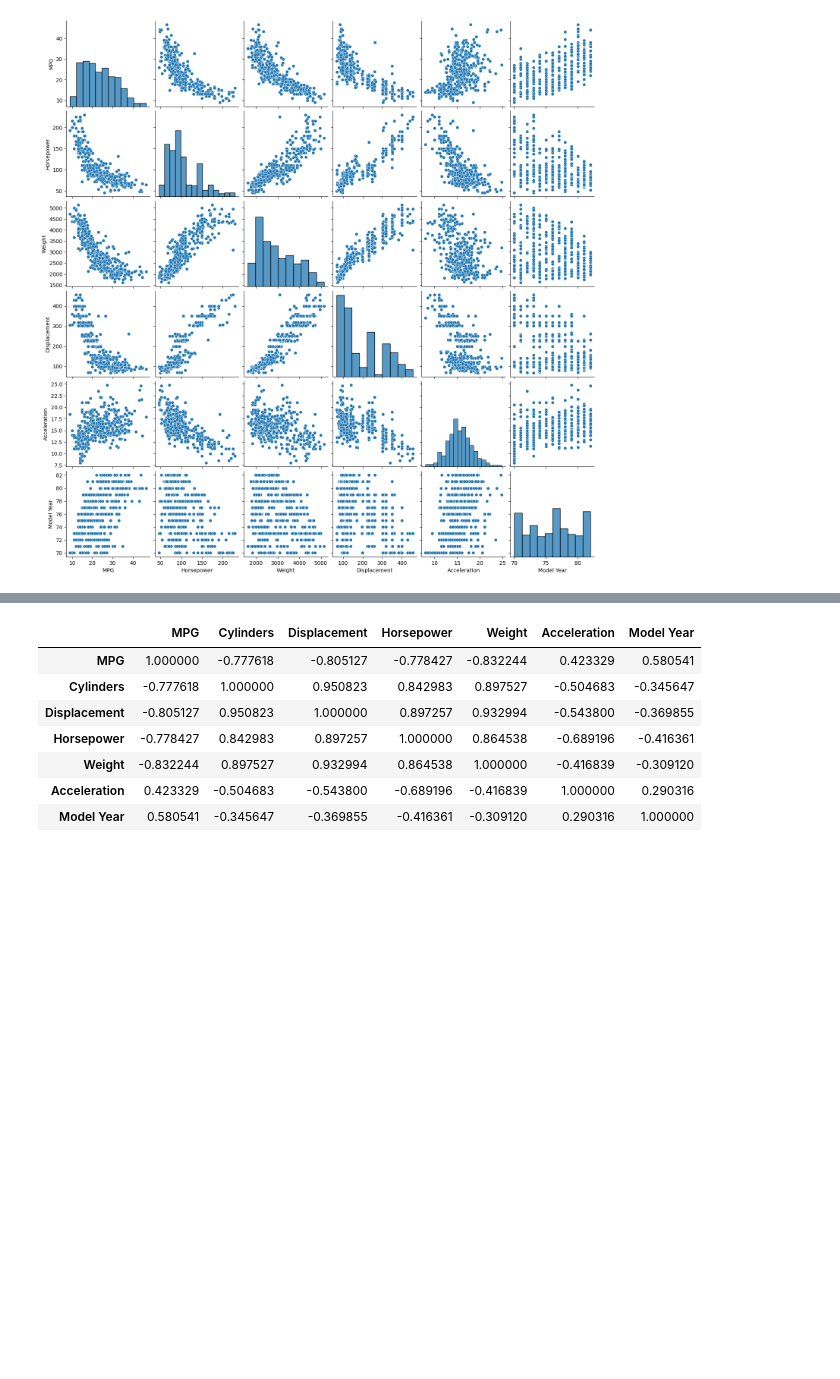
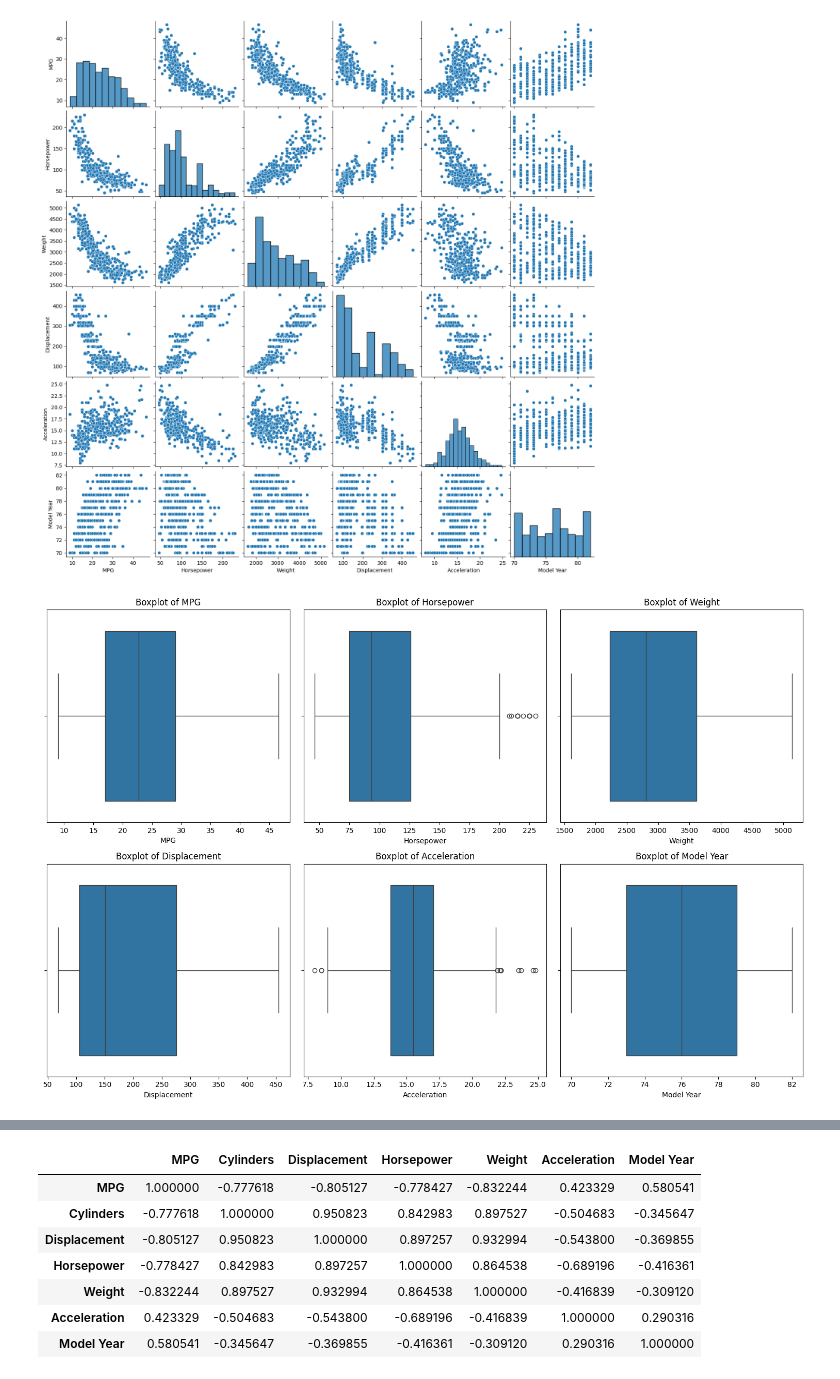
Before and after one commit to swayamduhan/ml-algorithms, a Jupyter notebook: linear-regression/auto-mpg/clean_dataset/cleanup.ipynb, the cells around one changed output, grey strips where cells are left out. Saved outputs shown, nothing was run; the diff lists cells and outputs as text; code cells hidden in the pictures; blank space fills up the shorter version.

```diff
--- a/linear-regression/auto-mpg/clean_dataset/cleanup.ipynb
+++ b/linear-regression/auto-mpg/clean_dataset/cleanup.ipynb
@@ -76,0 +79,20 @@ sns.pairplot(df, vars=["MPG", "Horsepower", "Weight", "Displacement", "Accelerat
+# %%
+# Create a figure with subplots (2 rows, 3 columns)
+fig, axes = plt.subplots(2, 3, figsize=(15, 10))
+
+# Define the columns to plot
+columns = ['MPG', 'Horsepower', 'Weight', 'Displacement', 'Acceleration', 'Model Year']
+
+# Flatten axes array for easy iteration
+axes = axes.flatten()
+
+# Loop through columns and create box plots
+for i, col in enumerate(columns):
+    sns.boxplot(data=df, x=col, ax=axes[i])
+    axes[i].set_title(f'Boxplot of {col}')
+
+# Adjust layout
+plt.tight_layout()
+plt.show()
+# %% [output]
+[figure, added]
```
Also changed, not shown: parts of 2 cells of this notebook, 2 other files.
